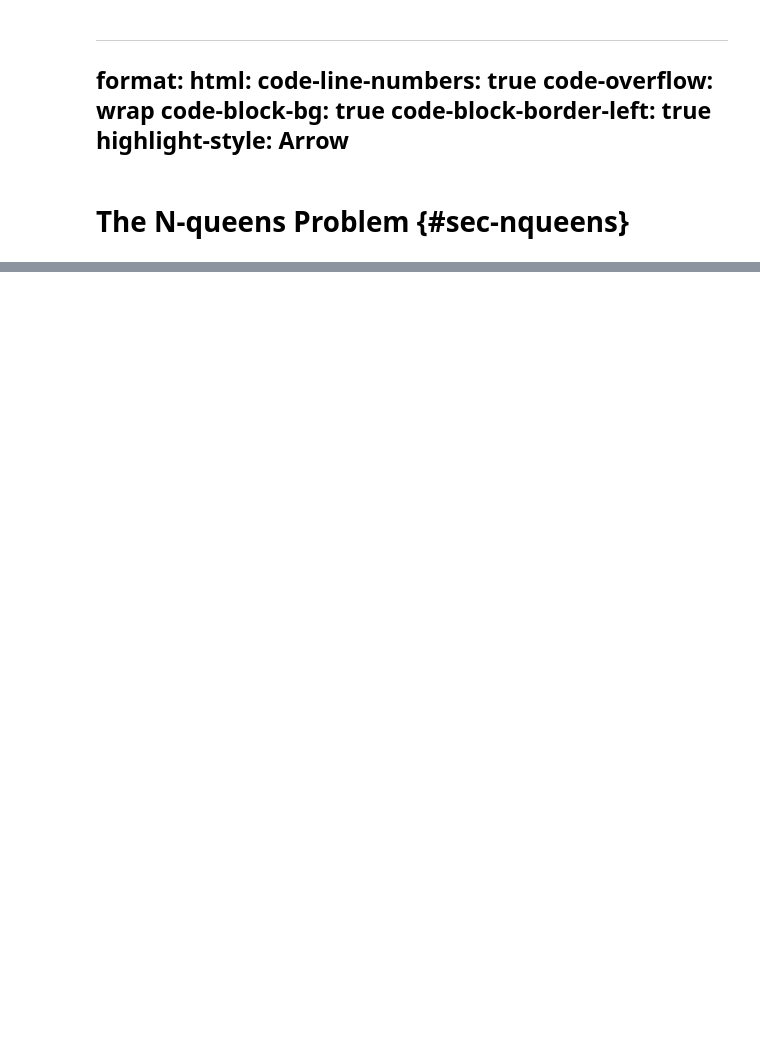
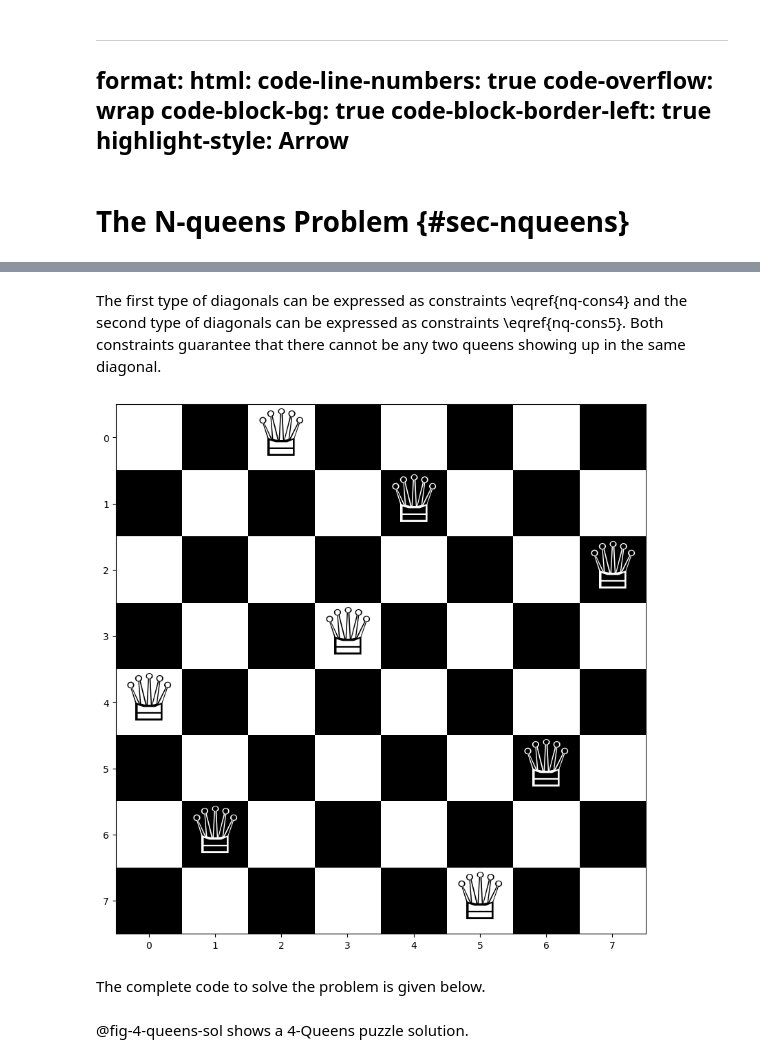
Before and after one commit to kunlei/python-ortools-notes, a Jupyter notebook: ip-nqueens.ipynb, the cells around one changed output, grey strips where cells are left out. Cells and saved outputs as stored; diff of their text form; code cells hidden in the pictures; blank space fills up the shorter version.

```diff
--- a/ip-nqueens.ipynb
+++ b/ip-nqueens.ipynb
@@ -20,0 +56,3 @@ format:
+# %% [markdown]
+The first type of diagonals can be expressed as constraints \eqref{nq-cons4} and the second type of diagonals can be expressed as constraints \eqref{nq-cons5}.
+Both constraints guarantee that there cannot be any two queens showing up in the same diagonal.
@@ -21,3 +91,22 @@ format:
+# %%
+#| echo: false
+#| label: fig-8-queens-sol-example
+#| fig-cap: A 8-Queens solution
+
+size = 8
+
+solver = NQueensSolver(size)
+solver.build_model()
+solver.optimize()
+
+coordinates = solver.get_queen_coordinates()
+chessBoard = ChessBoard(size)
+ax = chessBoard.display(coordinates)
+plt.show(ax)
+# %% [output]
+[figure, added]
+# %% [markdown]
+The complete code to solve the problem is given below.
 # %%
 from ortools.linear_solver import pywraplp
 import numpy as np
@@ -126,3 +194,5 @@ class ChessBoard:
+# %% [markdown]
+@fig-4-queens-sol shows a 4-Queens puzzle solution.
 # %%
 #| echo: false
 #| label: fig-4-queens-sol
```
Also changed, not shown: parts of 14 cells of this notebook, 2 other files.
